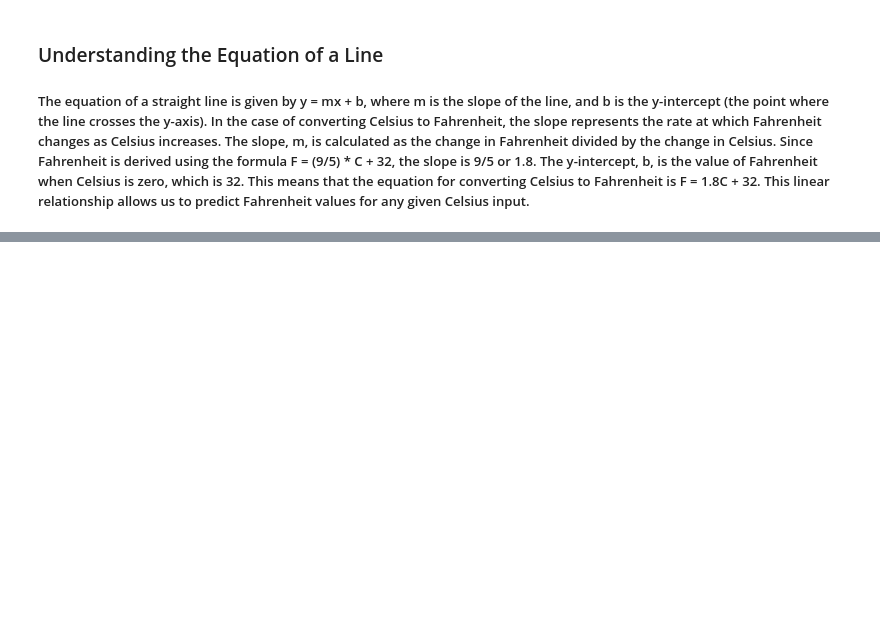
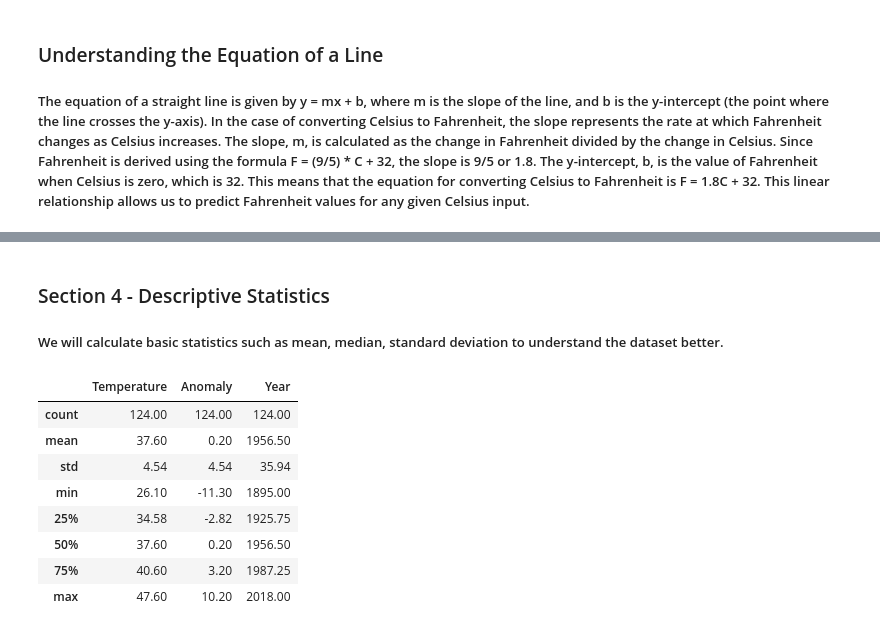
Before and after one commit to Data-Git-Hub/datafun-07-ml, a Jupyter notebook: Data-Git-Hub.ipynb, the cells around one changed output, grey strips where cells are left out. Drawn from its saved outputs; the diff is of its cells as text; code cells hidden in the pictures; blank space fills up the shorter version.

```diff
--- a/Data-Git-Hub.ipynb
+++ b/Data-Git-Hub.ipynb
@@ -70,0 +78,9 @@ plt.show()
+# %%
+# Load the dataset from the correct link
+data_url = "https://raw.githubusercontent.com/pdeitel/IntroToPython/master/examples/ch15/ave_hi_nyc_jan_1895-2018.csv"
+
+# Read CSV into a DataFrame
+nyc_df = pd.read_csv(data_url)
+
+# Display first few rows
+nyc_df.head()
@@ -70,0 +123,17 @@ plt.show()
+# %%
+# Rename columns for clarity
+nyc_df.columns = ['Date', 'Temperature', 'Anomaly']
+
+# Extract only the first four digits from 'Date' to create a 'Year' column
+nyc_df['Year'] = nyc_df['Date'].astype(str).str[:4].astype(int)
+
+# Drop the original 'Date' column since we no longer need it
+nyc_df = nyc_df.drop(columns=['Date'])
+
+# Check data types and missing values
+print(nyc_df.dtypes)  # Ensure 'Year' and 'Temperature' are numeric
+print(nyc_df.isnull().sum())  # Check for missing values
+print("_____________________________________________________________")
+
+# Display cleaned data
+nyc_df.head()
@@ -70,0 +156,20 @@ plt.show()
+# %% [markdown]
+### Section 4 - Descriptive Statistics
+
+##### We will calculate basic statistics such as mean, median, standard deviation to understand the dataset better.
+# %%
+# Set display precision
+pd.set_option('display.precision', 2)
+
+# Display descriptive statistics
+nyc_df.describe()
+# %% [output]
+|  | Temperature | Anomaly | Year |
+| count | 124.00 | 124.00 | 124.00 |
+| mean | 37.60 | 0.20 | 1956.50 |
+| std | 4.54 | 4.54 | 35.94 |
+| min | 26.10 | -11.30 | 1895.00 |
+| 25% | 34.58 | -2.82 | 1925.75 |
+| 50% | 37.60 | 0.20 | 1956.50 |
+| 75% | 40.60 | 3.20 | 1987.25 |
+| max | 47.60 | 10.20 | 2018.00 |
```
Also changed, not shown: parts of 14 cells of this notebook.
